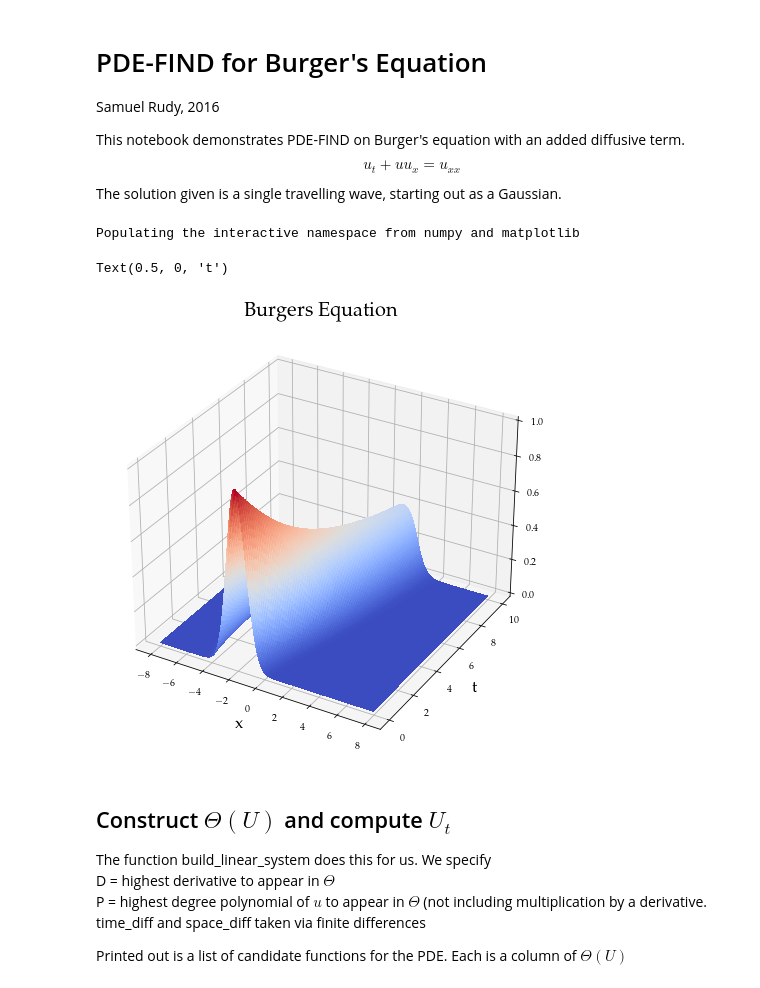
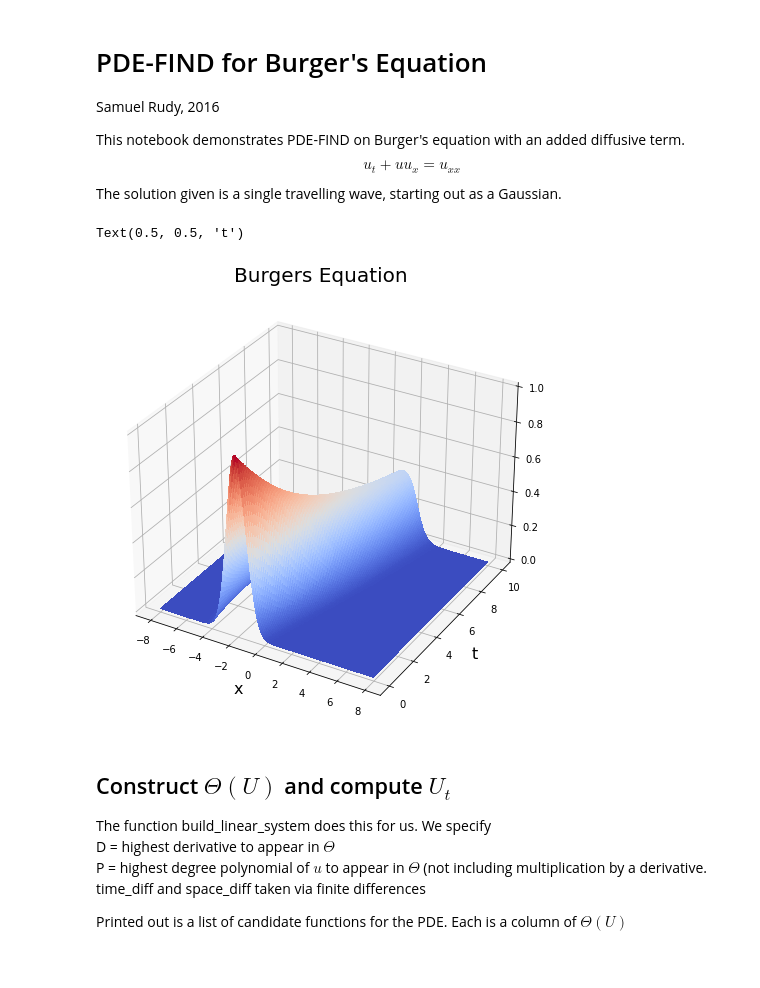
Before and after one commit to snagcliffs/PDE-FIND, a Jupyter notebook: Examples/Burgers.ipynb, the cells around one changed output. Cells and saved outputs as stored; diff of their text form; code cells hidden in the pictures.

```diff
--- a/Examples/Burgers.ipynb
+++ b/Examples/Burgers.ipynb
@@ -9,35 +9,34 @@ u_t + uu_x = u_{xx}
 $$
 The solution given is a single travelling wave, starting out as a Gaussian.
 # %%
-%pylab inline
-pylab.rcParams['figure.figsize'] = (12, 8)
+%matplotlib inline
 import numpy as np
 from mpl_toolkits.mplot3d import Axes3D
+import matplotlib.pyplot as plt
+from matplotlib import cm
 import sys; sys.path.append('../')
 from PDE_FIND import *
 import scipy.io as sio
 import itertools
-# %% [output]
-Populating the interactive namespace from numpy and matplotlib
 # %%
 data = sio.loadmat('../Datasets/burgers.mat')
-u = real(data['usol'])
-x = real(data['x'][0])
-t = real(data['t'][:,0])
+u = data['usol'].real #real(data['usol']) - originalno je bilo ovako
+x = data['x'][0].real #real(data['x'][0])
+t = data['t'][:,0].real #real(data['t'][:,0])
 dt = t[1]-t[0]
 dx = x[2]-x[1]
 # %%
 X, T = np.meshgrid(x, t)
-fig1 = figure()
-ax = fig1.gca(projection='3d')
+fig1 = plt.figure(figsize=(12,8))
+ax = plt.axes(projection='3d')
 surf = ax.plot_surface(X, T, u.T, rstride=1, cstride=1, cmap=cm.coolwarm,
     linewidth=0, antialiased=False)
-title('Burgers Equation', fontsize = 20)
-xlabel('x', fontsize = 16)
-ylabel('t', fontsize = 16)
+plt.title('Burgers Equation', fontsize = 20)
+plt.xlabel('x', fontsize = 16)
+plt.ylabel('t', fontsize = 16)
 # %% [output]
-Text(0.5, 0, 't')
+Text(0.5, 0.5, 't')
-[figure, old version]
+[figure, new version]
 # %% [markdown]
 ## Construct $\Theta (U)$ and compute $U_t$
 
```
Also changed, not shown: parts of 3 cells of this notebook.
